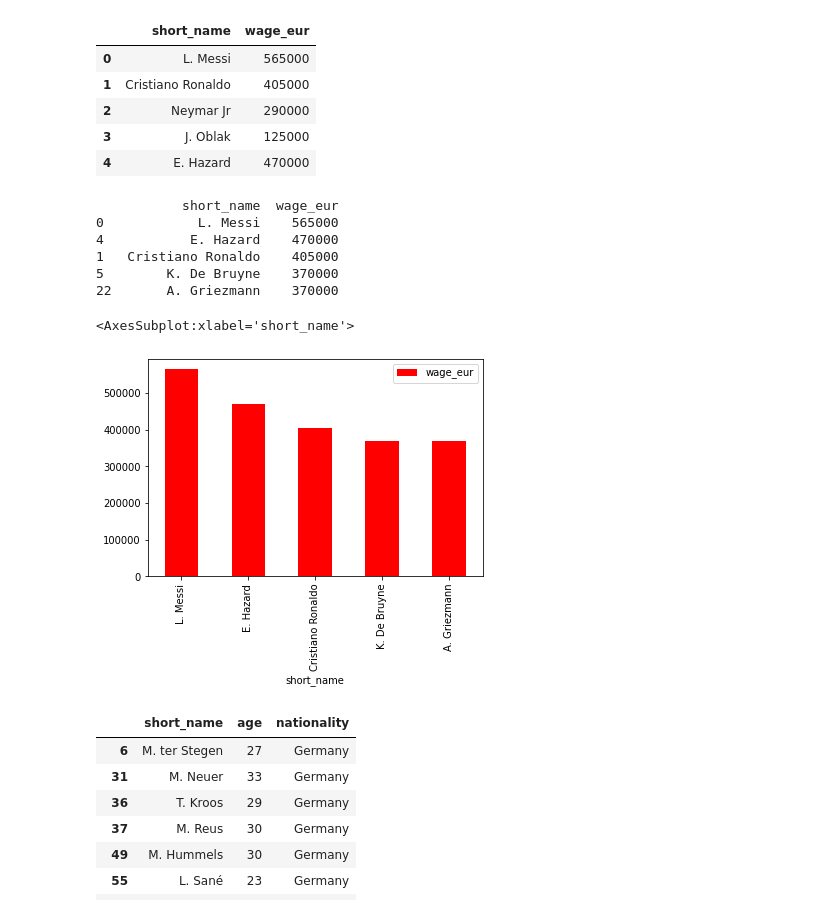
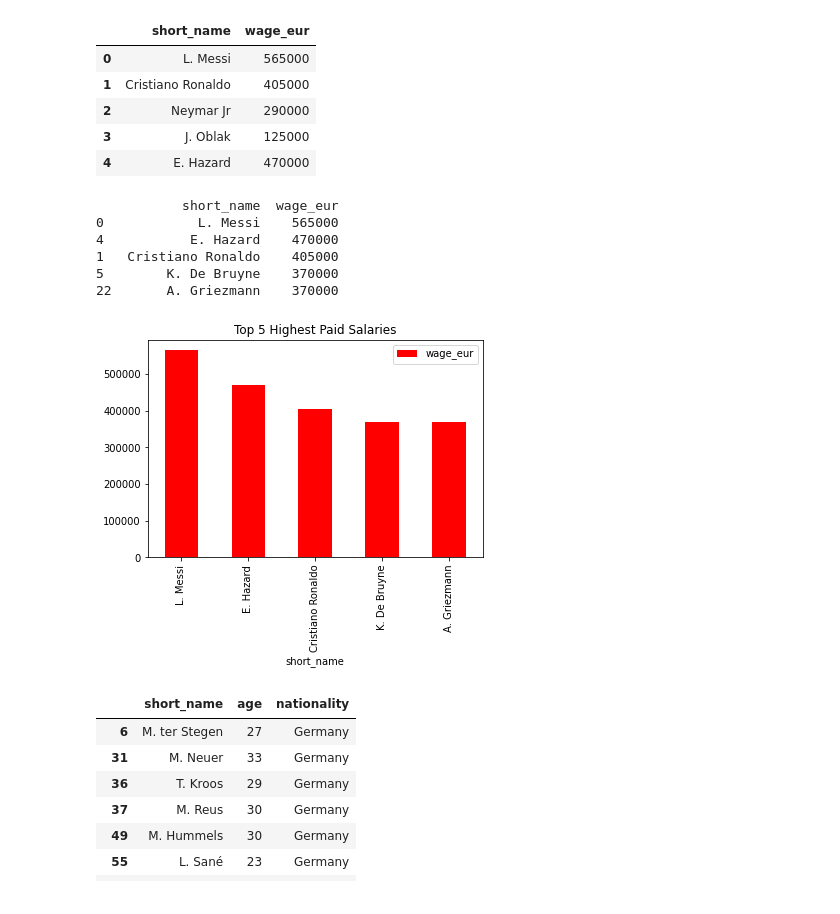
Before and after one commit to mphelps1978/JumpPlus_Fifa_Data_Analysis, a Jupyter notebook: JumpPlus_FIFA_Data.ipynb, the cells around one changed output. Drawn from its saved outputs; the diff is of its cells as text; code cells hidden in the pictures.

```diff
--- a/JumpPlus_FIFA_Data.ipynb
+++ b/JumpPlus_FIFA_Data.ipynb
@@ -118,17 +118,16 @@ top5_players_wages
 # %%
 #8
 highest_salaries = df.sort_values(by='wage_eur', ascending=False)[['short_name', 'wage_eur']].head()
 print(highest_salaries)
-highest_salaries.plot.bar(x='short_name', color='red');
+highest_salaries.plot.bar(x='short_name', color='red', title="Top 5 Highest Paid Salaries");
 # %% [output]
            short_name  wage_eur
 0            L. Messi    565000
 4           E. Hazard    470000
 1   Cristiano Ronaldo    405000
 5        K. De Bruyne    370000
 22       A. Griezmann    370000
-<AxesSubplot:xlabel='short_name'>
-[figure, old version]
+[figure, new version]
 # %%
 #10
 ger_team = get_players('nationality','Germany')
```
